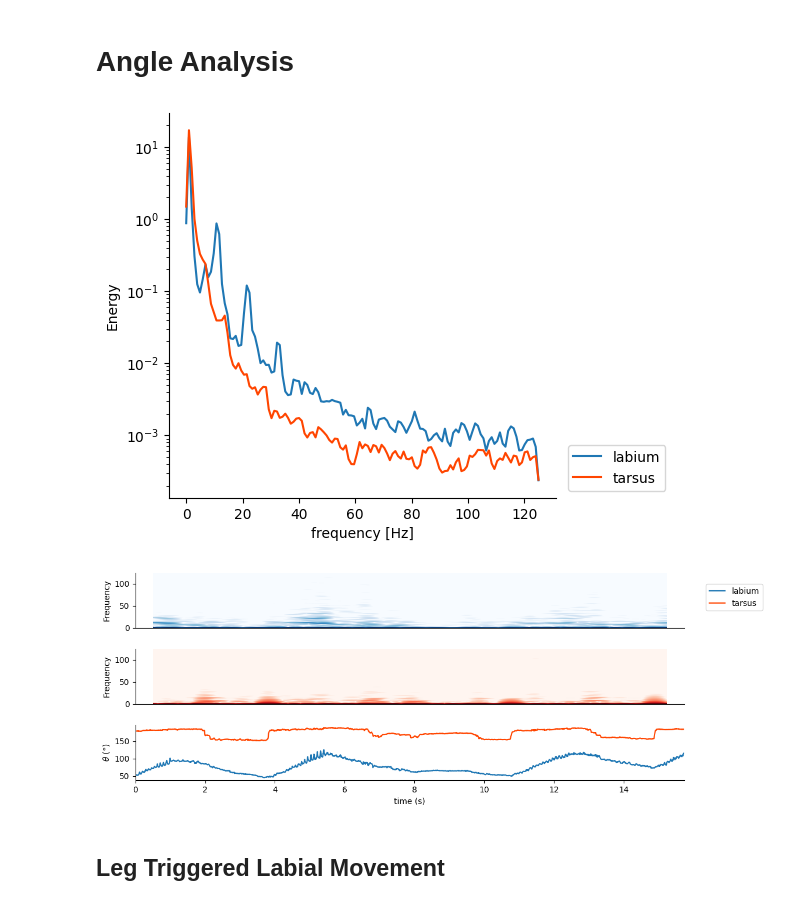
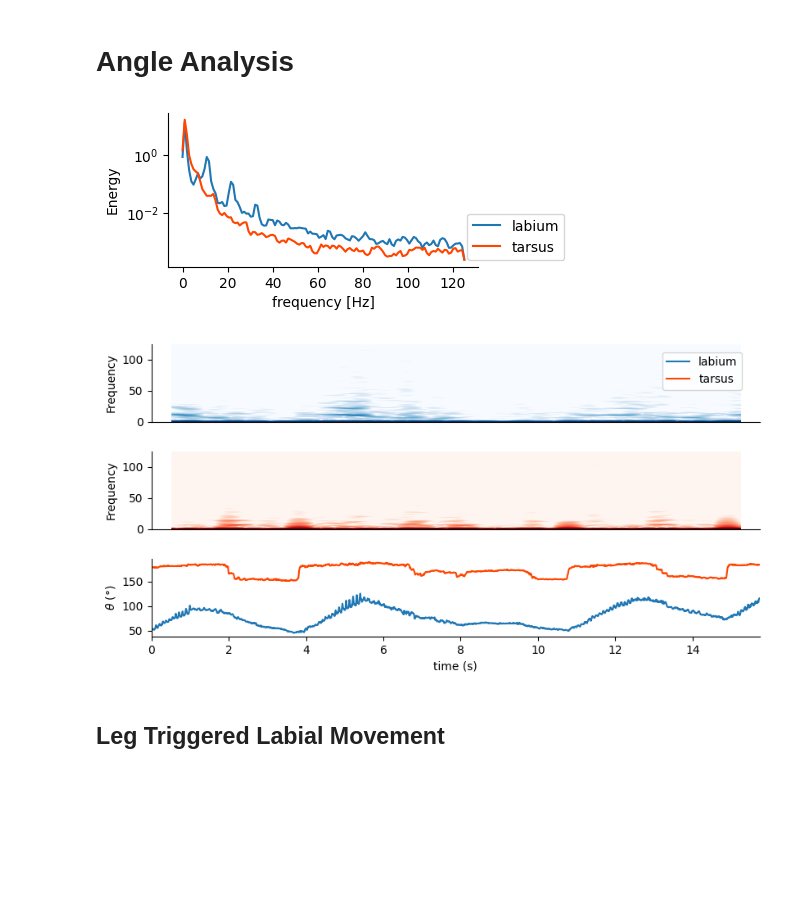
Before and after one commit to shivChitinous/bite-tracks, a Jupyter notebook: biteAnalysis.ipynb, the cells around one changed output. Saved outputs shown, nothing was run; the diff lists cells and outputs as text; code cells hidden in the pictures; blank space fills up the shorter version.

```diff
--- a/biteAnalysis.ipynb
+++ b/biteAnalysis.ipynb
@@ -111,20 +111,20 @@ plt.savefig(plot_folder+"frequency_spectrum_joints.pdf",bbox_inches = "tight")
 # %% [markdown]
 # Angle Analysis
 # %%
-plt.figure(figsize = (5,5))
+plt.figure(figsize = (4,2))
 f, Pxx_den = signal.welch(bt.angle_part(derDf,'lab'), fs=n/T)
 f1, Pxx_den1 = signal.welch(bt.angle_part(derDf,'tar'), fs=n/T)
 plt.semilogy(f, Pxx_den)
 plt.semilogy(f1, Pxx_den1, color='orangered')
 plt.xlabel('frequency [Hz]')
 plt.ylabel('Energy')
 sns.despine()
 plt.legend(['labium','tarsus'], loc = 'lower right', bbox_to_anchor = (1.3,0));
 plt.savefig(plot_folder+"frequency_spectrum_joint_angles.pdf",bbox_inches = "tight");
 # %% [output]
-[figure, old version]
+[figure, new version]
 # %%
-fig,ax = plt.subplots(3,1,figsize = (10,4))
+fig,ax = plt.subplots(3,1,figsize = (8,4))
 
 sns.despine(ax=ax[2]); sns.despine(ax=ax[1]); sns.despine(ax=ax[0]);
 
@@ -141,10 +141,10 @@ ax[2].plot(time,bt.angle_part(derDf,'tar'),color='orangered');
 ax[2].set_xlabel('time (s)');
 ax[2].set_ylabel(r'$\theta$ (°)');
 ax[2].set_xlim(0,t_bite);
-ax[2].legend(['labium','tarsus'],loc='lower right',bbox_to_anchor = (1.15,3));
+ax[2].legend(['labium','tarsus'],loc='lower right',bbox_to_anchor = (0.98,3.1));
 plt.savefig(plot_folder+"spectrogram_joint_angles.pdf",bbox_inches = "tight");
 # %% [output]
-[figure, old version]
+[figure, new version]
 # %% [markdown]
 ## Leg Triggered Labial Movement
 # %%
```
Also changed, not shown: parts of 6 cells of this notebook, 15 other files.
